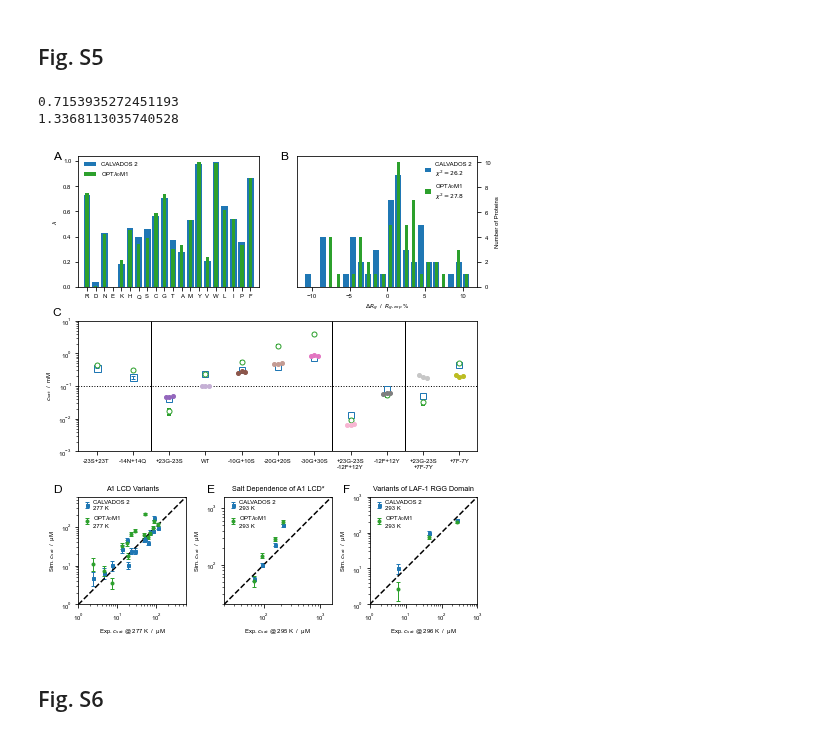
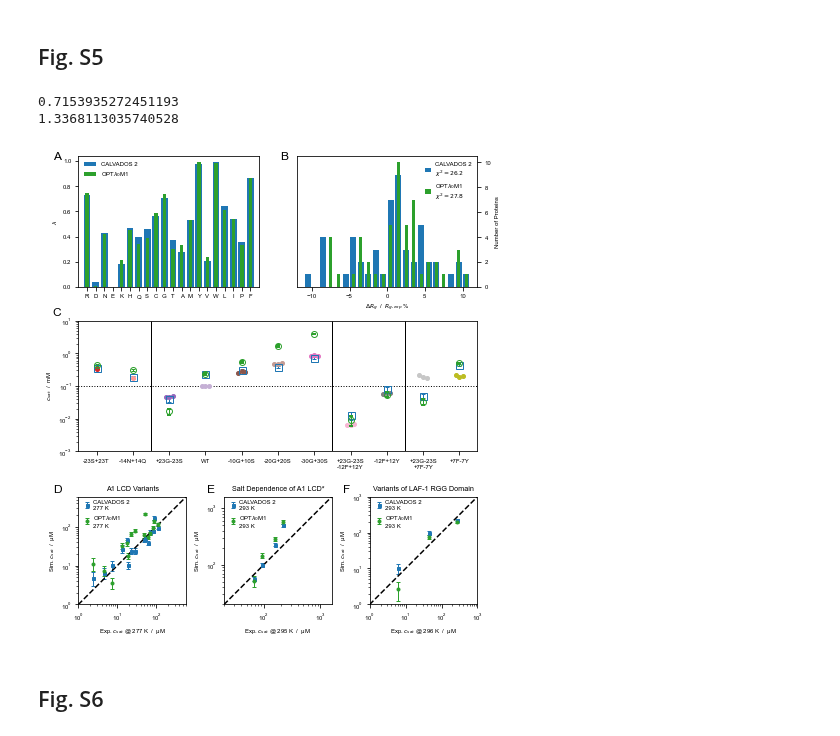
Before and after one commit to KULL-Centre/papers, a Jupyter notebook: 2022/CG-cutoffs-Tesei-et-al/analyses.ipynb, the cells around one changed output. Saved outputs shown, nothing was run; the diff lists cells and outputs as text; code cells hidden in the pictures.

```diff
--- a/2022/CG-cutoffs-Tesei-et-al/analyses.ipynb
+++ b/2022/CG-cutoffs-Tesei-et-al/analyses.ipynb
@@ -734,8 +677,8 @@ for i,name in enumerate(['-23S+23T', '-14N+14Q']):
                      mfc='None',zorder=2)
         ax2.errorbar(i,vv.loc[name1,'M1_20_293_dil'],
              yerr=ee.loc[name1,'M1_20_293_dil'],
-             lw=0, marker='o', ms=5, elinewidth=1, capsize=2, capthick=1,color='tab:orange',
-                     mfc='w',zorder=1)
+             lw=0, marker='o', ms=6, elinewidth=1, capsize=2, capthick=1,color='tab:orange',
+                     mfc='None',zorder=1)
         ax2.errorbar(i,vv.loc[name1,'exp_293_dil'],yerr=ee.loc[name1,'exp_293_dil'],
              ms=4,lw=0, marker='o', elinewidth=1, capsize=2, capthick=1, color=plt.cm.tab20(i+6))
 
@@ -745,11 +688,13 @@ for i,name in zip(range(2,12),names):
     name1 = name.replace('-','M').replace('+','P')
     if name1 in vv.index:
         ax2.errorbar(i,vv.loc[name1,'05_24_20_293_dil'],
-             yerr=ee.loc[name1,'05_24_20_293_dil'],mfc='w',
-             lw=0, marker='s', ms=6, elinewidth=1, capsize=2, capthick=1,color='tab:blue',zorder=3)
+             yerr=ee.loc[name1,'05_24_20_293_dil'],mfc='None',
+             lw=0, marker='s', ms=7, elinewidth=1, capsize=2, capthick=1,
+             color='tab:blue',zorder=3)
         ax2.errorbar(i,vv.loc[name1,'M1_20_293_dil'],
-             yerr=ee.loc[name1,'M1_20_293_dil'],mfc='w',
-             lw=0, marker='o', ms=5, elinewidth=1, capsize=2, capthick=1,color='tab:orange',zorder=1)
+             yerr=ee.loc[name1,'M1_20_293_dil'],mfc='None',
+             lw=0, marker='o', ms=6, elinewidth=1, capsize=2, capthick=1,
+             color='tab:orange',zorder=1)
     ax2.plot([i-.1,i,i+.1],exp.loc[name,:],
              lw=0, marker='o', ms=4, color=plt.cm.tab20(i+6))
 labels = ['-23S+23T', '-14N+14Q', '+23G-23S', 'WT', '-10G+10S', '-20G+20S', '-30G+30S',
@@ -1000,13 +925,15 @@ for i,name in enumerate(['-23S+23T', '-14N+14Q']):
         ax2.errorbar(i,vv.loc[name1,'05_24_20_293_dil'],
              yerr=ee.loc[name1,'05_24_20_293_dil'],
              lw=0, marker='s', ms=7, elinewidth=1, capsize=2, capthick=1,color='tab:blue',
-                     mfc='None',zorder=1)
+             mfc='None',zorder=2)
         ax2.errorbar(i,vv.loc[name1,'M1_24_20_293_dil'],
              yerr=ee.loc[name1,'M1_24_20_293_dil'],
-             lw=0, marker='o', ms=5, elinewidth=1, capsize=2, capthick=1,color='tab:green',label='$\lambda_0=$M1',
-                     mfc='w',zorder=2)
+             lw=0, marker='o', ms=6, elinewidth=1, capsize=2, capthick=1,
+             color='tab:green',label='$\lambda_0=$M1',
+             mfc='None',zorder=3)
         ax2.errorbar(i,vv.loc[name1,'exp_293_dil'],yerr=ee.loc[name1,'exp_293_dil'],
-             ms=4,lw=0, marker='o', elinewidth=1, capsize=2, capthick=1, color=plt.cm.tab20(i+6))
+             ms=4,lw=0, marker='o', elinewidth=1, capsize=2, capthick=1,
+             color=plt.cm.tab20(i+6))
 
 names = ['+23G-23S', 'A1', '-10G+10S', '-20G+20S', '-30G+30S',  '+23G-23S-12F+12Y', '-12F+12Y',
          '+23G-23S+7F-7Y', '+7F-7Y']
@@ -1014,12 +941,13 @@ for i,name in zip(range(2,12),names):
     name1 = name.replace('-','M').replace('+','P')
     if name1 in vv.index:
         ax2.errorbar(i,vv.loc[name1,'05_24_20_293_dil'],
-             yerr=ee.loc[name1,'05_24_20_293_dil'],mfc='w',
-             lw=0, marker='s', ms=6, elinewidth=1, capsize=2, capthick=1,color='tab:blue',zorder=1)
+             yerr=ee.loc[name1,'05_24_20_293_dil'],mfc='None',
+             lw=0, marker='s', ms=7, elinewidth=1, capsize=2, capthick=1,
+             color='tab:blue',zorder=2)
         ax2.errorbar(i,vv.loc[name1,'M1_24_20_293_dil'],
-             yerr=ee.loc[name1,'M1_24_20_293_dil'],mfc='w',
-             lw=0, marker='o', ms=5, elinewidth=1, capsize=2, capthick=2,
-             color='tab:green',label='$\lambda_0=$M1',zorder=1)
+             yerr=ee.loc[name1,'M1_24_20_293_dil'],mfc='None',
+             lw=0, marker='o', ms=6, elinewidth=1, capsize=2, capthick=2,
+             color='tab:green',label='$\lambda_0=$M1',zorder=3)
     ax2.plot([i-.1,i,i+.1],exp.loc[name,:],
              lw=0, marker='o', ms=4, color=plt.cm.tab20(i+6))
 labels = ['-23S+23T', '-14N+14Q', '+23G-23S', 'WT', '-10G+10S', '-20G+20S', '-30G+30S',
@@ -1039,7 +967,8 @@ variants = ['M12FP12Y','P4D','M6R','A1','P2R','P8D','M14NP14Q','M10GP10S',
             'P7FM7Y','M20GP20S','M23SP23T','M8FP4Y','M3RP3K','M4D','M9FP3Y']
 
 
-plot_csat_corr(ax4,vv,ee,variants,vv.loc[variants,'exp_277_dil'],'05_24_20_277_dil',2,277,'s',color='tab:blue',
+plot_csat_corr(ax4,vv,ee,variants,vv.loc[variants,'exp_277_dil'],'05_24_20_277_dil',2,277,'s',
+               color='tab:blue',
                label='CALVADOS 2')
 plot_csat_corr(ax4,vv,ee,variants,vv.loc[variants,'exp_277_dil'],'M1_24_20_277_dil',2,277,'o',
                color='tab:green',label='OPT$\lambda_0$M1')
@@ -1069,34 +998,34 @@ ax6.set_ylim(1,1000)
 for ax in [ax4,ax5,ax6]:
     ax.set_xscale('log')
     ax.set_yscale('log')
     ax.set_aspect('equal')
     ax.set_ylabel(r'Sim. $c_{sat}$  /  µM')
 for ax in [ax4,ax5,ax6]:
     legend = ax.legend(frameon=False,markerfirst=True,handletextpad=0,loc='upper left',
                         borderpad=0)
 
 ax4.set_xlabel(r'Exp. $c_{sat}$ @ 277 K  /  µM')
 ax5.set_xlabel(r'Exp. $c_{sat}$ @ 295 K  /  µM')
 ax6.set_xlabel(r'Exp. $c_{sat}$ @ 296 K  /  µM')
 
 ax4.set_title(r'A1 LCD Variants')
 ax5.set_title(r'Salt Dependence of A1 LCD*')
 ax6.set_title(r'Variants of LAF-1 RGG Domain')
 
 fig.text(0.03, .98, 'A', fontsize=12)
 fig.text(0.515, .98, 'B', fontsize=12)
 fig.text(0.03, .67, 'C', fontsize=12)
 fig.text(0.03, .32, 'D', fontsize=12)
 fig.text(0.36, .32, 'E', fontsize=12)
 fig.text(0.65, .32, 'F', fontsize=12)
 
 fig.tight_layout(h_pad=.5,w_pad=1.5)
 fig.savefig('figs/test_M1_05.pdf')
 plt.show()
 # %% [output]
 0.7153935272451193
 1.3368113035740528
-[figure, old version]
+[figure, new version]
 # %% [markdown]
 ## Fig. S6
 # %%
```
Also changed, not shown: parts of 9 cells of this notebook, 8 other files.
